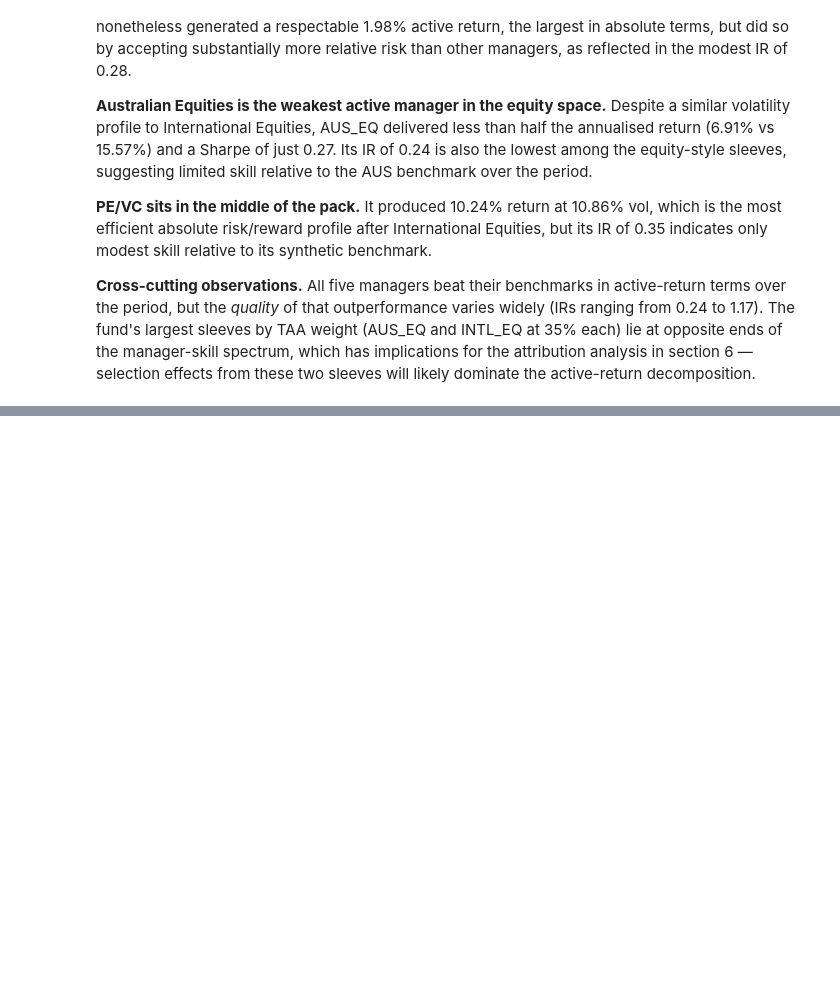
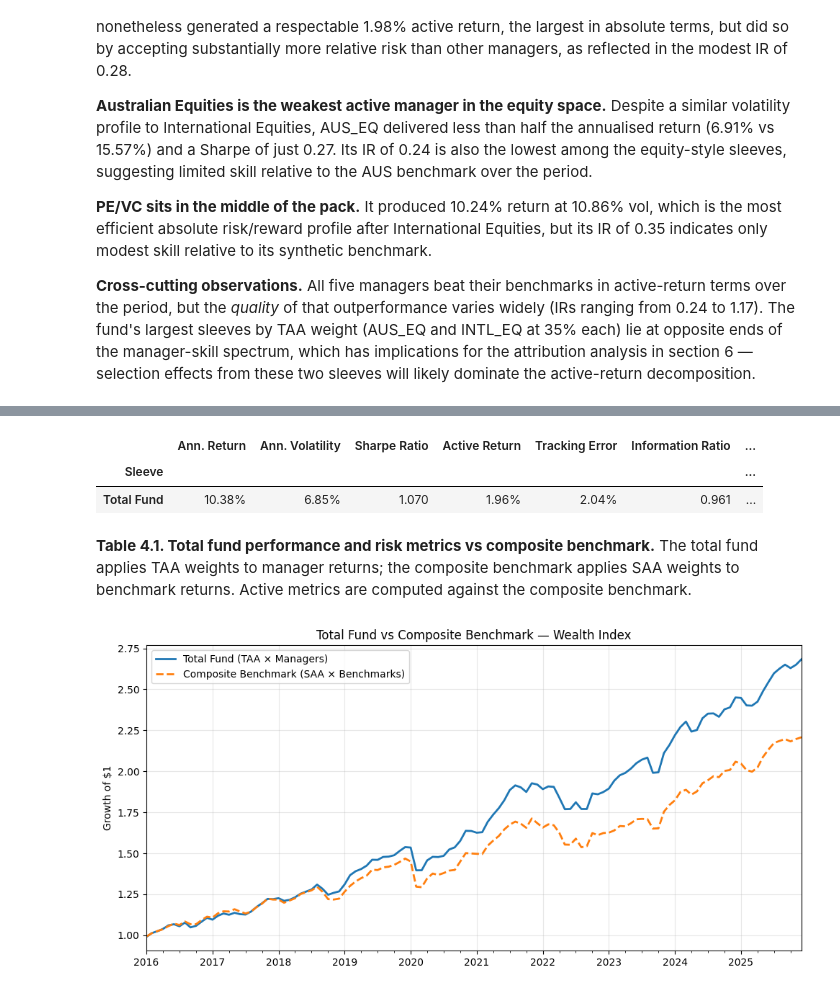
Before and after one commit to CathyLin789/MultiAssetPortfolio-Cathy_Caden_Archer_Sienna, a Jupyter notebook: notebooks/multi_asset_report.ipynb, the cells around one changed output, grey strips where cells are left out. Saved outputs shown, nothing was run; the diff lists cells and outputs as text; code cells hidden in the pictures; blank space fills up the shorter version.

Commit message:
Add sections 4–5 of report and refine APRA stress-test methodology

```diff
--- a/notebooks/multi_asset_report.ipynb
+++ b/notebooks/multi_asset_report.ipynb
@@ -235,0 +242,62 @@ for sleeve in sleeves:
+# %%
+from performance import sleeve_summary
+
+def weighted_return(returns_df, weights_dict):
+    """
+    Build a portfolio return series from per-sleeve returns and a weights dict.
+    Used for both the total fund (TAA × managers) and the composite benchmark (SAA × benchmarks).
+    """
+    weights = pd.Series(weights_dict)
+    return returns_df.mul(weights, axis=1).sum(axis=1)
+
+# Construct fund-level return series
+fund_returns       = weighted_return(managers,   taa_weights)
+composite_returns  = weighted_return(benchmarks, saa_weights)
+
+# Apply the same per-sleeve summary helper, treating "fund" as a single sleeve
+fund_metrics = sleeve_summary(
+    sleeve_name="Total Fund",
+    portfolio_returns=fund_returns,
+    benchmark_returns=composite_returns,
+    monthly_rf=rf,
+)
+
+# One-row DataFrame to match the section 3 column layout
+fund_summary = pd.DataFrame([fund_metrics]).set_index("Sleeve")
+
+fund_summary.style.format({
+    "Ann. Return":       "{:.2%}",
+    "Ann. Volatility":   "{:.2%}",
+    "Sharpe Ratio":      "{:.3f}",
+    "Active Return":     "{:.2%}",
+    "Tracking Error":    "{:.2%}",
+    "Information Ratio": "{:.3f}",
+    "Max Drawdown":      "{:.2%}",
+})
+# %% [output]
+|  | Ann. Return | Ann. Volatility | Sharpe Ratio | Active Return | Tracking Error | Information Ratio | ... |
+| Sleeve |  |  |  |  |  |  | ... |
+| Total Fund | 10.38% | 6.85% | 1.070 | 1.96% | 2.04% | 0.961 | ... |
+# %% [markdown]
+**Table 4.1. Total fund performance and risk metrics vs composite benchmark.** The total fund applies TAA weights to manager returns; the composite benchmark applies SAA weights to benchmark returns. Active metrics are computed against the composite benchmark.
+# %%
+from performance import wealth_index
+
+fig, ax = plt.subplots(figsize=(10, 5))
+
+wealth_index(fund_returns).plot(
+    ax=ax, label="Total Fund (TAA × Managers)", linewidth=2
+)
+wealth_index(composite_returns).plot(
+    ax=ax, label="Composite Benchmark (SAA × Benchmarks)", linewidth=2, linestyle="--"
+)
+
+ax.set_title("Total Fund vs Composite Benchmark — Wealth Index")
+ax.set_ylabel("Growth of $1")
+ax.set_xlabel("")
+ax.legend(loc="best")
+ax.grid(alpha=0.3)
+plt.tight_layout()
+plt.show()
+# %% [output]
+[figure, added]
```
Also changed, not shown: parts of 15 cells of this notebook, 1 other file.
